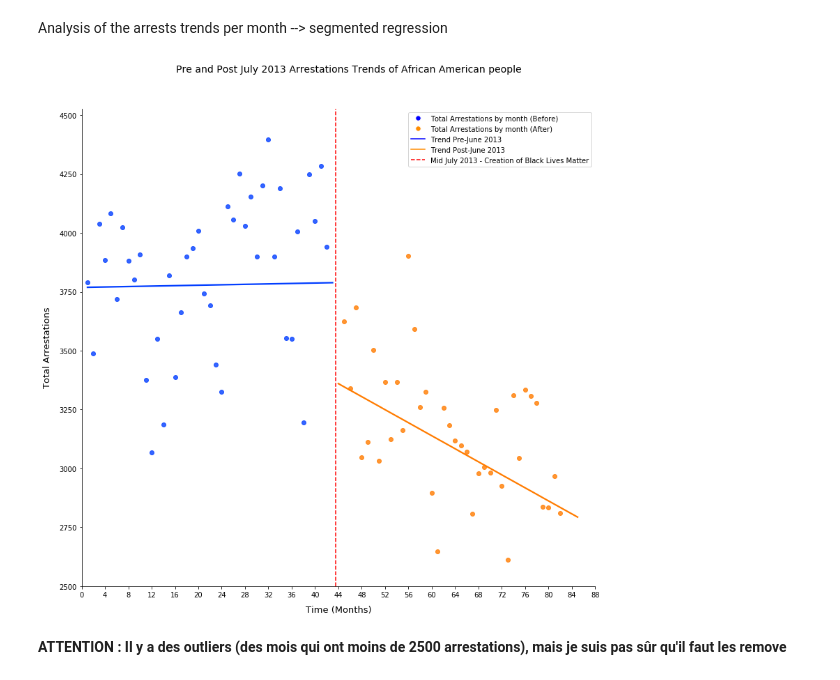
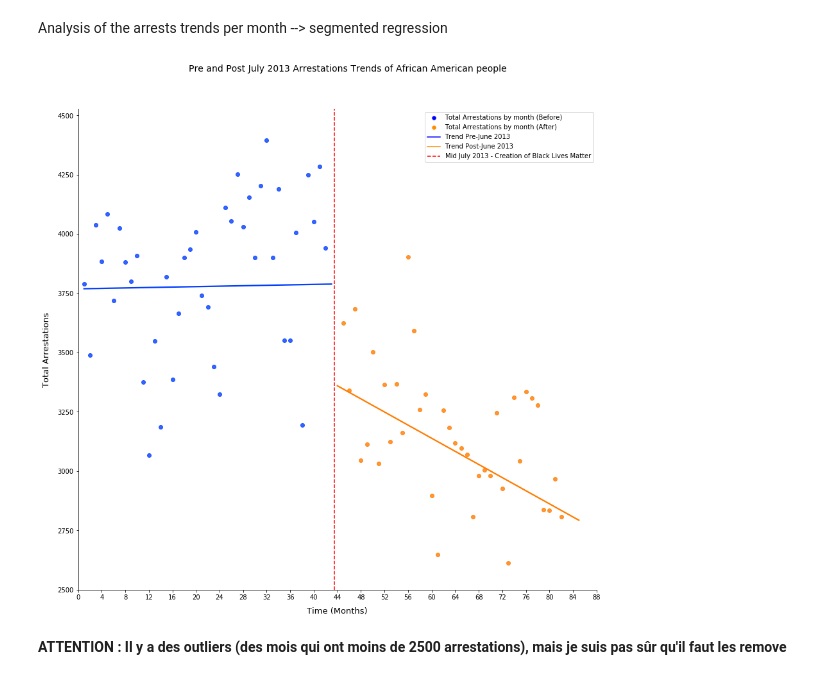
Before and after one commit to SkyRiS3s/ada-2020-project-milestone-p3-p3_msf, a Jupyter notebook: P4_msf.ipynb, the cells around one changed output. Drawn from its saved outputs; the diff is of its cells as text; code cells hidden in the pictures.

```diff
--- a/P4_msf.ipynb
+++ b/P4_msf.ipynb
@@ -141,9 +141,6 @@ Decrease percentage : 20.48%
 # %% [markdown]
 Analysis of the arrests trends per month --> segmented regression
 # %%
-test = black_before_movement.set_index('Date')
-test.replace('B', 1).groupby(pd.Grouper(freq = 'M')).sum()
-
 black_trends_before = black_before_movement.set_index('Date') \
                         .replace('B', 1) \
                         .rename(columns = {'Race' : 'Arrestations'}) \
@@ -156,35 +153,34 @@ black_trends_after = black_after_movement.set_index('Date') \
                         .groupby(pd.Grouper(freq = 'M')).sum() \
                         .assign(Period = 'After')
 
 black_trends = pd.concat([black_trends_before, black_trends_after]).reset_index(drop = True)
 black_trends['Time'] = black_trends.index + 1
 
 
 from matplotlib.lines import Line2D
 #Showing the results of the segmented linear regression
-ax = sns.lmplot(x="Time", y="Arrestations", hue = "Period", data=black_trends, ci=None, palette="bright", height = 12,
-                aspect = 1.0)
+ax = sns.lmplot(x="Time", y="Arrestations", hue = "Period", data=black_trends, ci=None, palette="bright", height = 12)
 ax._legend.remove()
 plt.subplots_adjust(top=0.9)
 ax.fig.suptitle('Pre and Post July 2013 Arrestations Trends of African American people', fontsize = 14)
 ax.set_axis_labels("Time (Months)", "Total Arrestations", fontsize = 13, labelpad = 10)
 plt.axvline(x = 43.5, color = 'red', alpha = 2, linestyle = '--')
 plt.xlim(0, 86)
 plt.ylim(2500, None)
 ax.set(xticks = range(0, 92, 4))
 
 #Constructing the legend
 legend_elements = [Line2D([0], [0], marker='o', color='w', label='Total Arrestations by month (Before)', markerfacecolor='blue', markersize=7.5),
                    Line2D([0], [0], marker='o', color='w', label='Total Arrestations by month (After)', markerfacecolor='darkorange', markersize=7.5),
                    Line2D([0], [0], color='blue', label = "Trend Pre-June 2013"),
                    Line2D([0], [0], color='darkorange', label = "Trend Post-June 2013"),
                    Line2D([0], [0], color='red', linestyle = '--', alpha = 2 , label = "Mid July 2013 - Creation of Black Lives Matter")]
 
 plt.legend(handles=legend_elements)
 
 
 plt.show()
 # %% [output]
-[figure, old version]
+[figure, new version]
 # %% [markdown]
 **ATTENTION : Il y a des outliers (des mois qui ont moins de 2500 arrestations), mais je suis pas sûr qu'il faut les remove**
```
